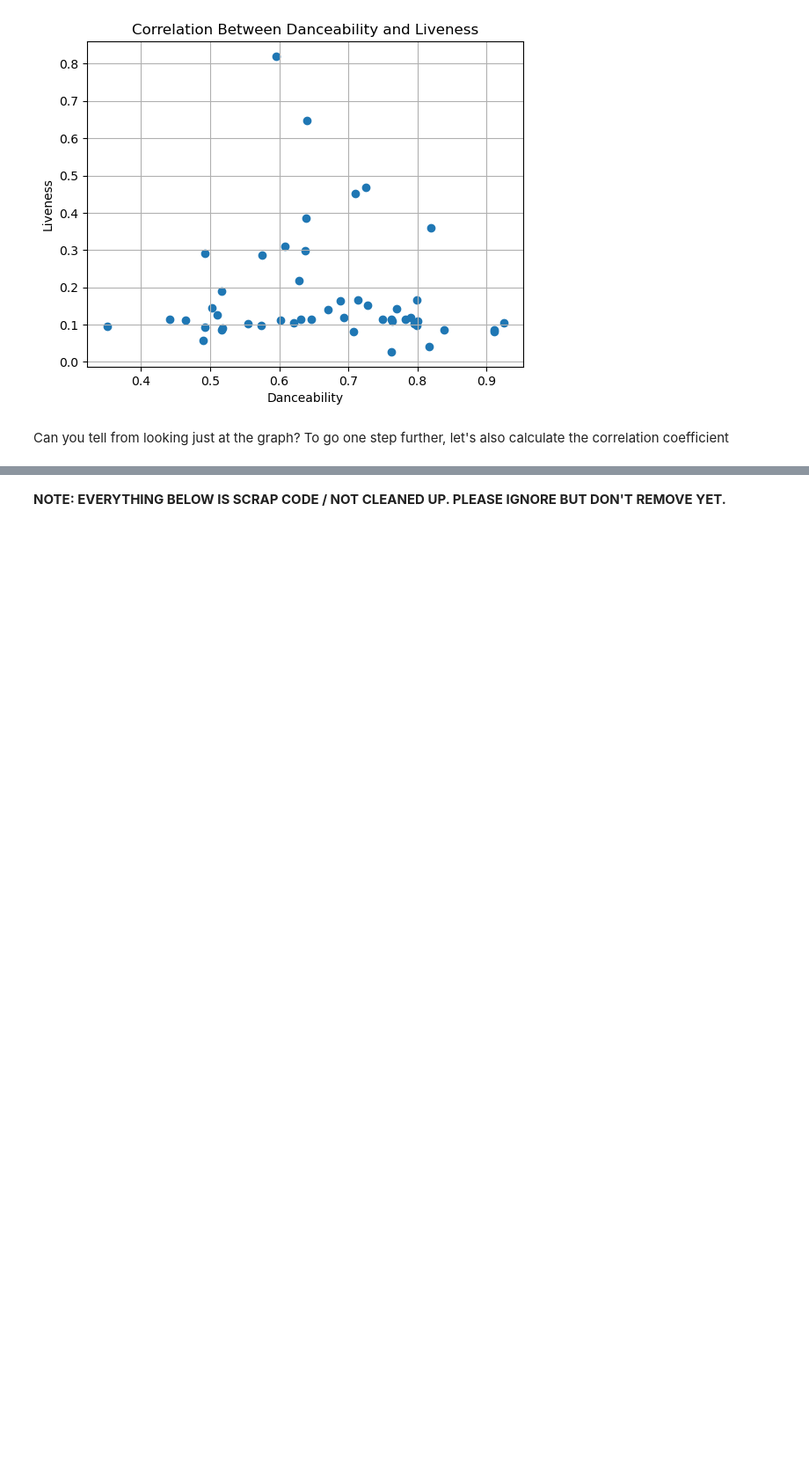
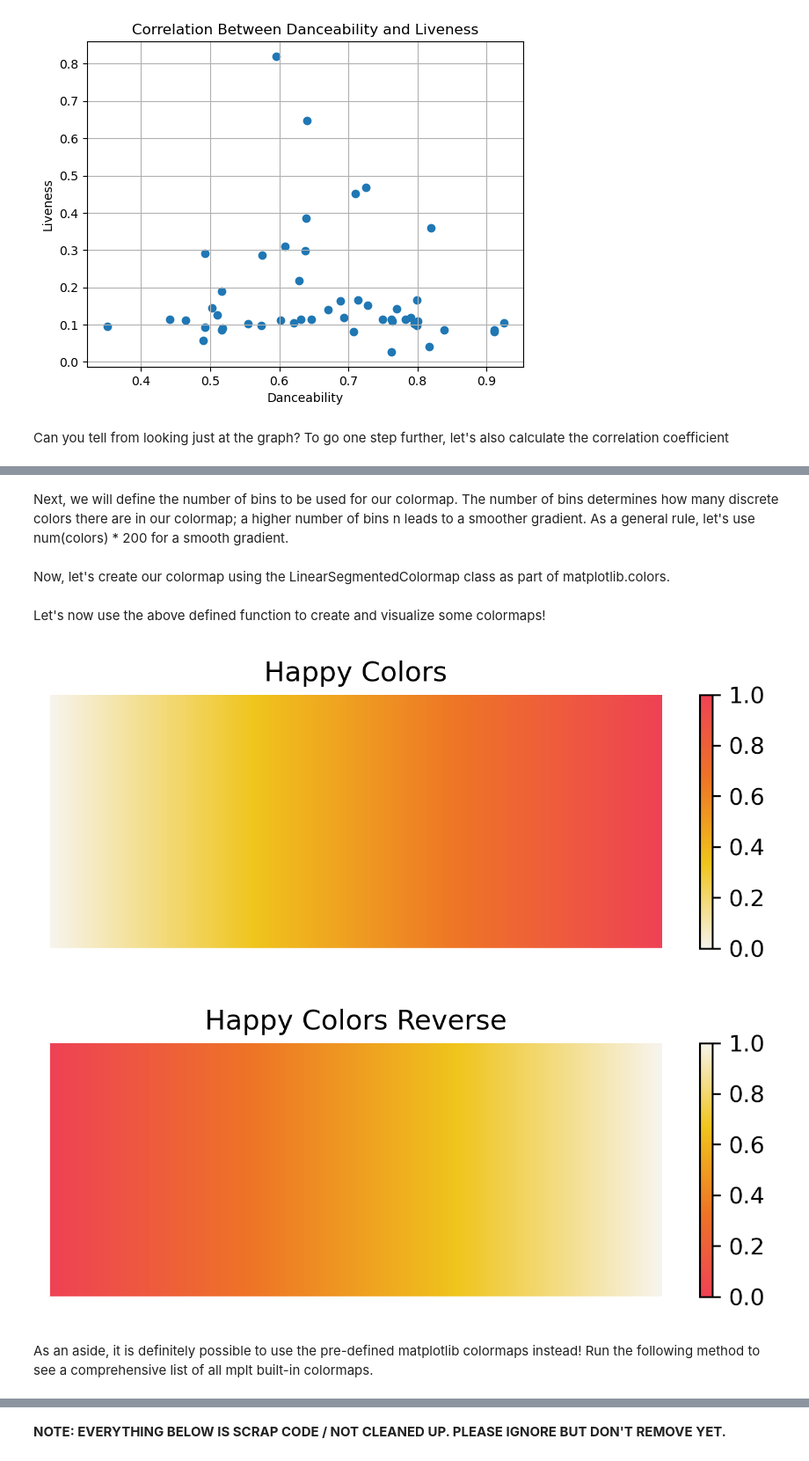
Before and after one commit to HMC-CS123-F23/cs-123-class-project-hannah-amy-daisy, a Jupyter notebook: project.ipynb, the cells around one changed output, grey strips where cells are left out. Shown at 88% size. Drawn from its saved outputs; the diff is of its cells as text; code cells hidden in the pictures; blank space fills up the shorter version.

```diff
--- a/project.ipynb
+++ b/project.ipynb
@@ -431,0 +668,53 @@ Now that we've had some experience with basic data analysis and visualization, l
+# %% [markdown]
+Next, we will define the number of bins to be used for our colormap. The number of bins determines how many discrete colors there are in our colormap; a higher number of bins n leads to a smoother gradient. As a general rule, let's use num(colors) * 200 for a smooth gradient.
+# %%
+# n_bins =
+
+# sample answer
+n_bins = 1000
+# %% [markdown]
+Now, let's create our colormap using the LinearSegmentedColormap class as part of matplotlib.colors.
+# %%
+# Creating a LinearSegmentedColormap
+def make_colormap(cmap_name, colors, num_bins=n_bins):
+    """
+    Given the name of colormap (string), a string list of colors in their hex values, and a number of bins
+    (predetermined if not provided), generate, return, and display a colormap
+    """
+    # Generating a colormap
+    cmap = mcolors.LinearSegmentedColormap.from_list(cmap_name, colors, N=num_bins)
+
+    # Create a one-dimensional array to serve as stand-in data so that the colormap may be displayed well
+    gradient_multi = np.linspace(0, 1, 256)
+    # Stacking one array on top of another to visually  thicken it
+    gradient_multi = np.vstack((gradient_multi, gradient_multi))
+
+    # Display colormap
+    # Dpi = dots-per-inch (pixel density)
+    plt.figure(figsize=(6, 2), dpi=300)  # 300 dpi is the ideal dpi for Spotify playlist covers *
+    plt.imshow(gradient_multi, aspect='auto', cmap=cmap)
+    plt.title(cmap_name)
+    plt.axis('off')
+    plt.colorbar()
+    plt.show()
+
+    return cmap
+# %% [markdown]
+Let's now use the above defined function to create and visualize some colormaps!
+# %%
+# Using the defined function to create some colormaps:
+# cmap_name =
+# Sample answer:
+cmap_name = 'Happy Colors'
+happy_colors = make_colormap(cmap_name, colors1, n_bins)
+
+# And let's check out the reverse of the same colormap:
+# cmap_reverse_name =
+# Sample answer:
+cmap_name_reverse = 'Happy Colors Reverse'
+happy_colors_reverse = make_colormap(cmap_name_reverse, colors1_reverse, n_bins)
+# %% [output]
+[figure, added]
+[figure, added]
+# %% [markdown]
+As an aside, it is definitely possible to use the pre-defined matplotlib colormaps instead! Run the following method to see a comprehensive list of all mplt built-in colormaps.
```
Also changed, not shown: parts of 34 cells of this notebook.
